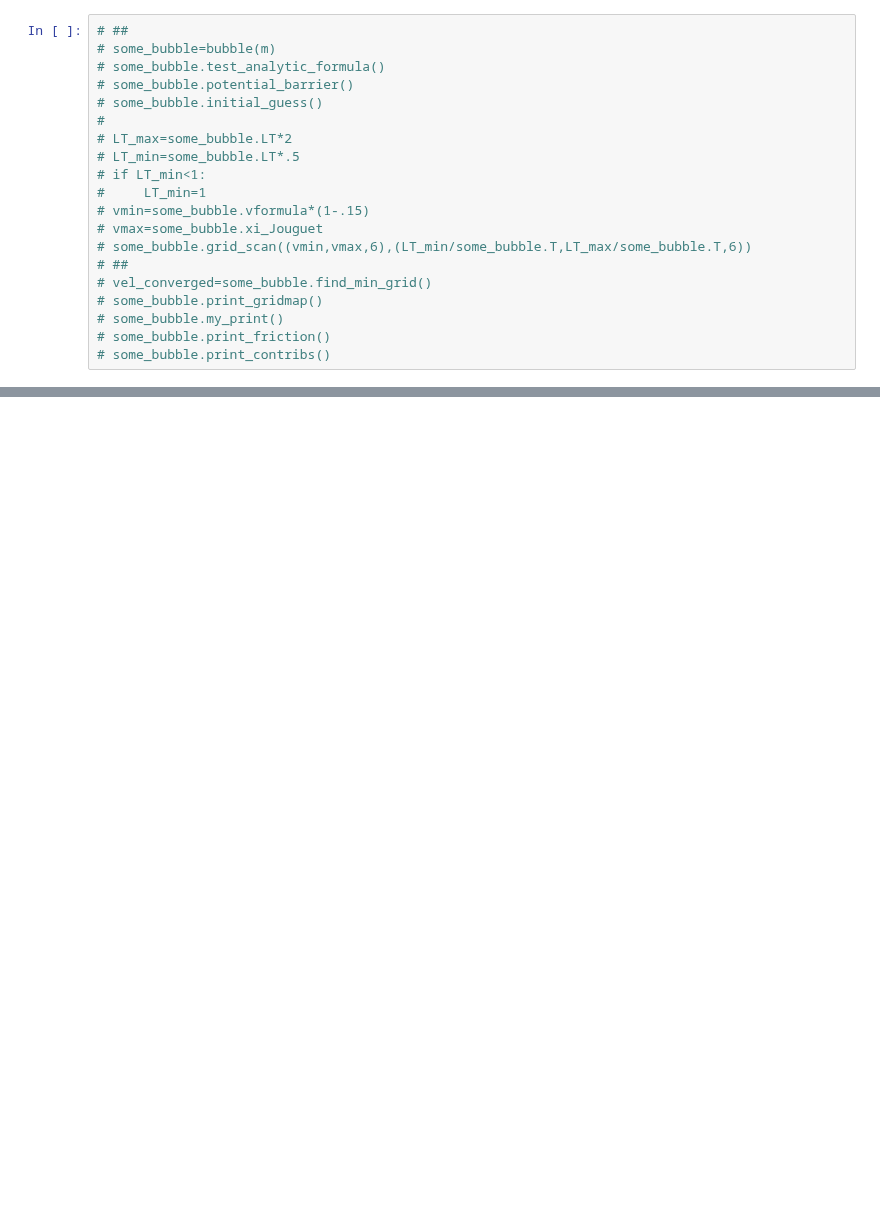
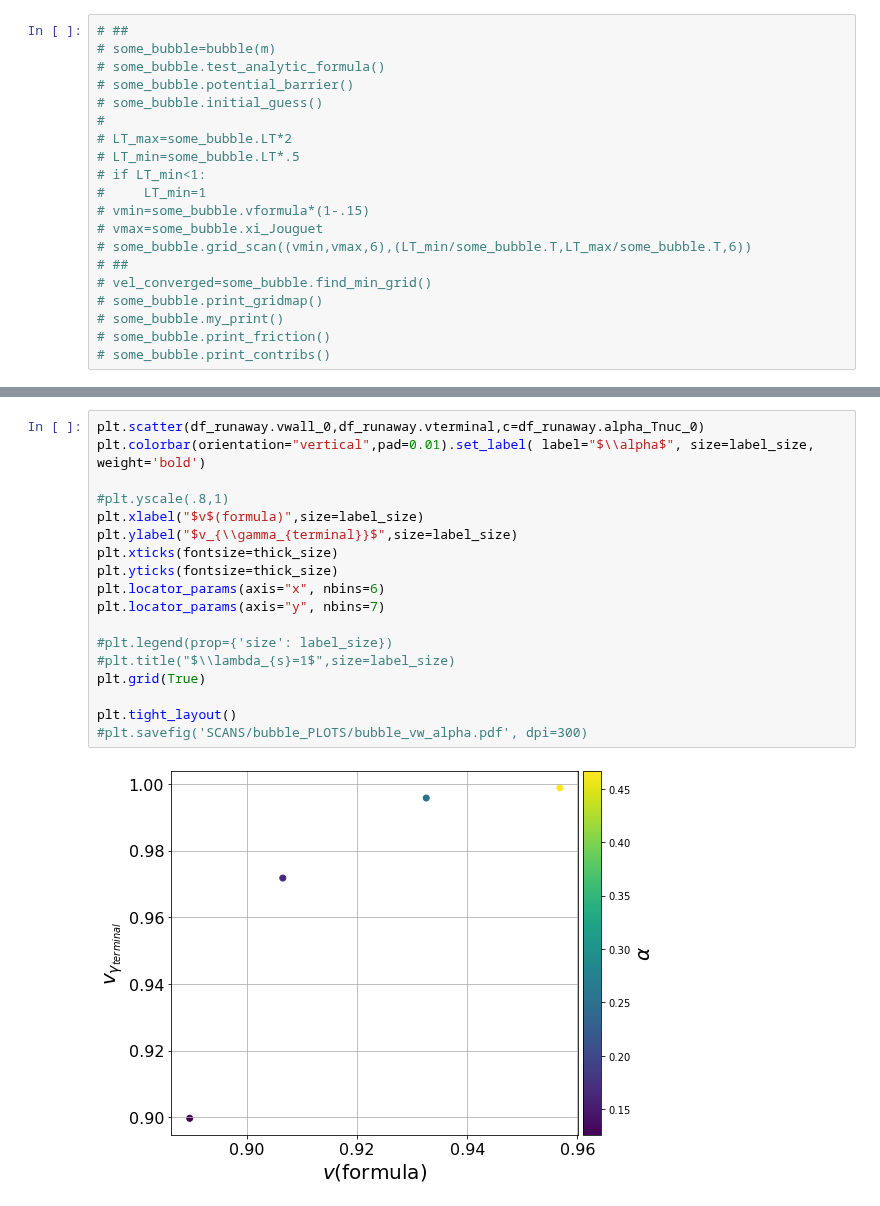
Before and after one commit to PB-316/Z_2breaking-PT-BAU, a Jupyter notebook: UltraRelatisvistic_Walls_0.ipynb, the cells around one changed output, grey strips where cells are left out. Cells and saved outputs as stored; diff of their text form; blank space fills up the shorter version.

```diff
--- a/UltraRelatisvistic_Walls_0.ipynb
+++ b/UltraRelatisvistic_Walls_0.ipynb
@@ -2049,0 +2138,20 @@ array([0.08168901, 0.38357063, 0.99999998, 0.99999998, 0.41962818,
+# %%
+plt.scatter(df_runaway.vwall_0,df_runaway.vterminal,c=df_runaway.alpha_Tnuc_0)
+plt.colorbar(orientation="vertical",pad=0.01).set_label( label="$\\alpha$", size=label_size, weight='bold')
+
+#plt.yscale(.8,1)
+plt.xlabel("$v$(formula)",size=label_size)
+plt.ylabel("$v_{\\gamma_{terminal}}$",size=label_size)
+plt.xticks(fontsize=thick_size)
+plt.yticks(fontsize=thick_size)
+plt.locator_params(axis="x", nbins=6)
+plt.locator_params(axis="y", nbins=7)
+
+#plt.legend(prop={'size': label_size})
+#plt.title("$\\lambda_{s}=1$",size=label_size)
+plt.grid(True)
+
+plt.tight_layout()
+#plt.savefig('SCANS/bubble_PLOTS/bubble_vw_alpha.pdf', dpi=300)
+# %% [output]
+[figure, added]
```
Also changed, not shown: parts of 14 cells of this notebook, 3 other files.
